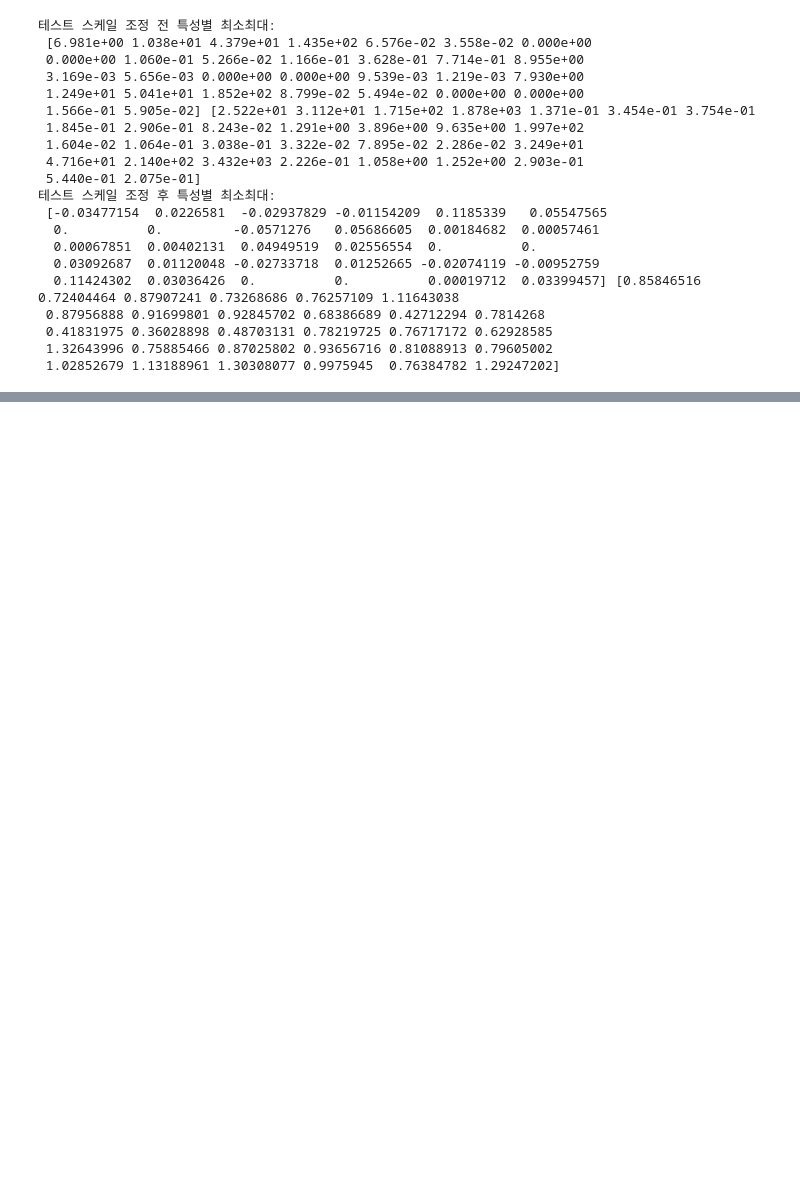
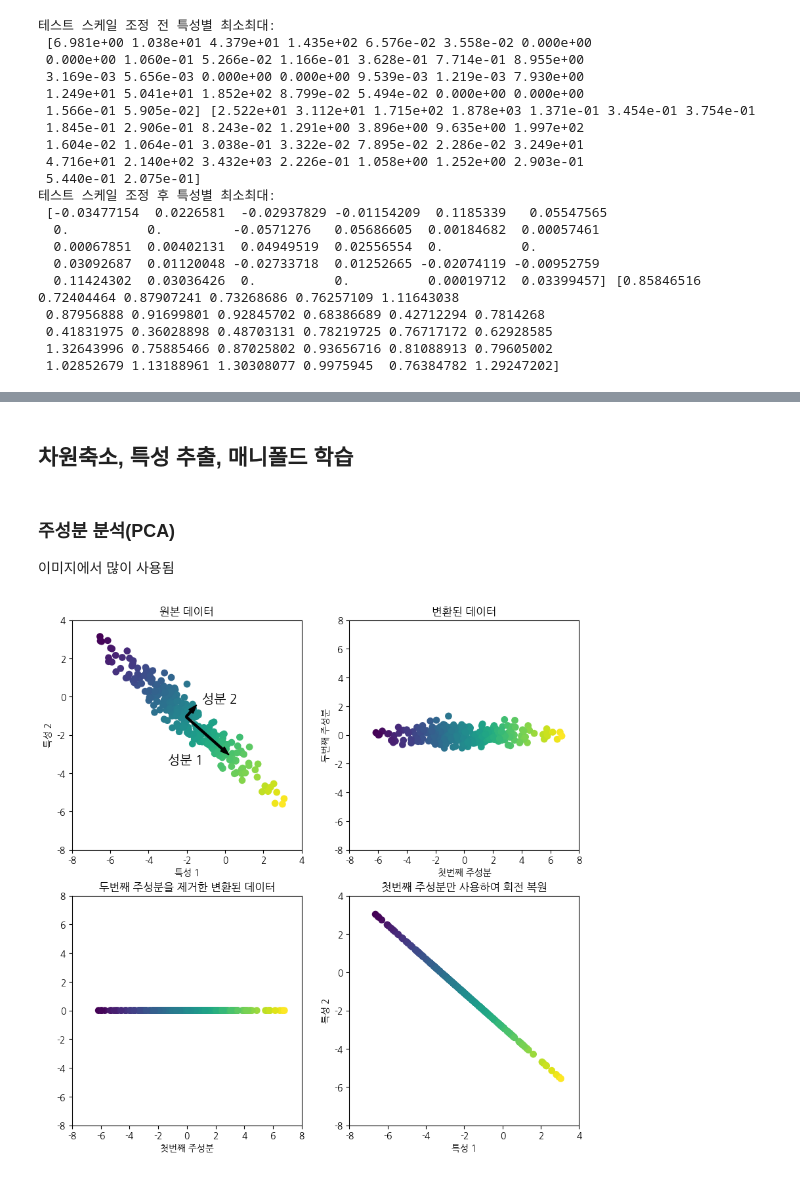
Before and after one commit to ohkjin/K5_ML_JupyterLab, a Jupyter notebook: ML03.ipynb, the cells around one changed output, grey strips where cells are left out. Cells and saved outputs as stored; diff of their text form; code cells hidden in the pictures; blank space fills up the shorter version.

```diff
--- a/ML03.ipynb
+++ b/ML03.ipynb
@@ -86,0 +71,2 @@ housing =
+# %% [markdown]
+## 차원축소, 특성 추출, 매니폴드 학습
@@ -86,0 +81,7 @@ housing =
+# %% [markdown]
+### 주성분 분석(PCA)
+이미지에서 많이 사용됨
+# %%
+mglearn.plots.plot_pca_illustration()
+# %% [output]
+[figure, added]
```
Also changed, not shown: parts of 13 cells of this notebook, 4 other files.
